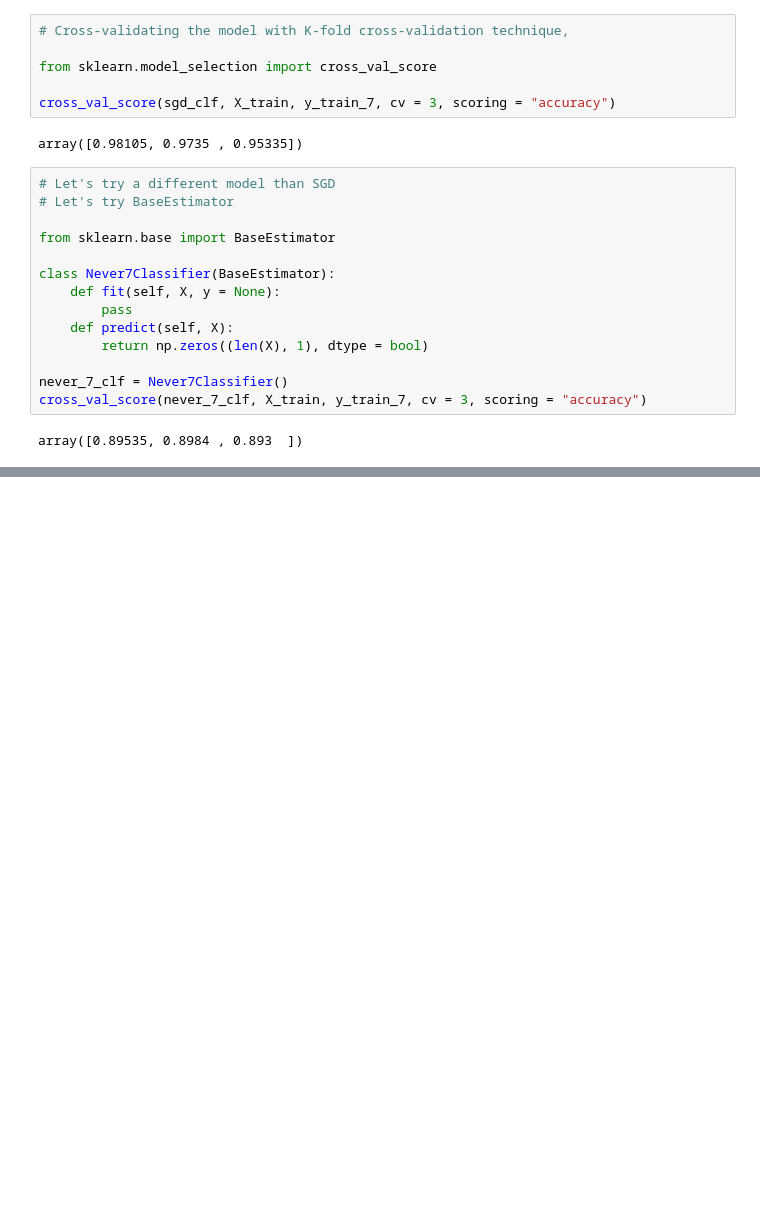
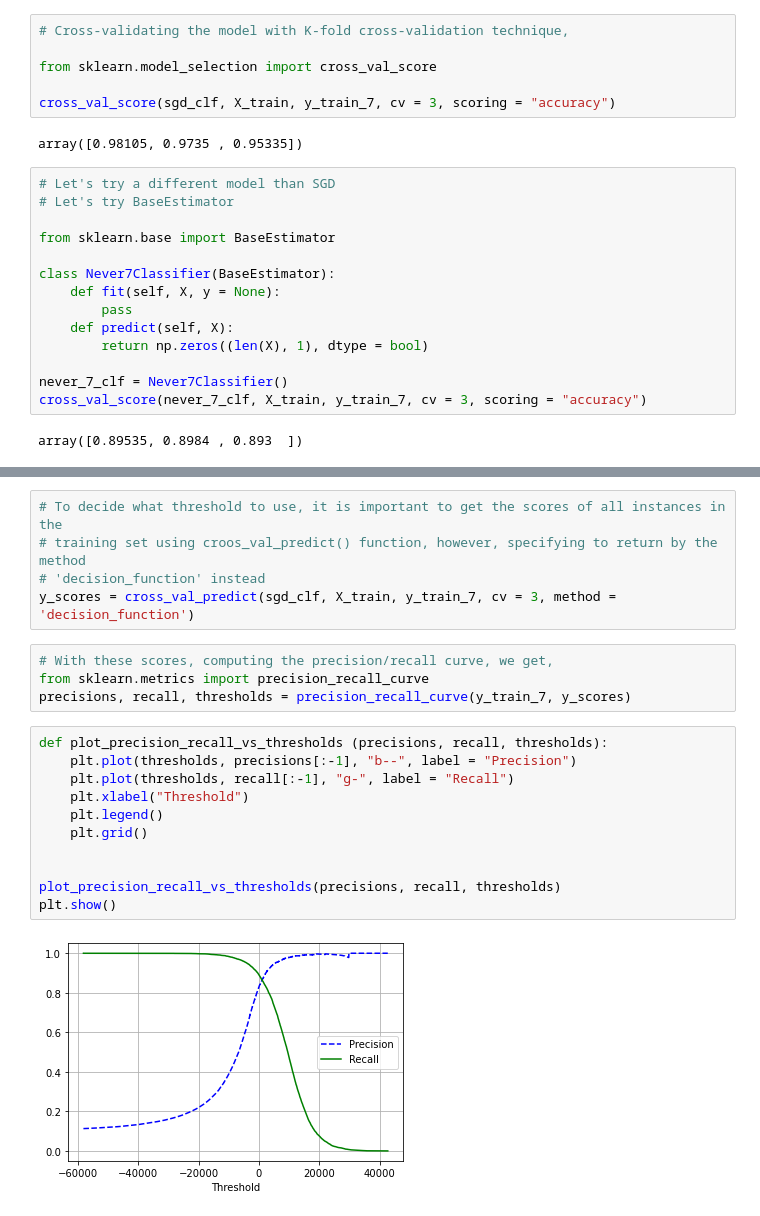
Before and after one commit to vedkhatri/Machine_Learning_Notes_and_Codes, a Jupyter notebook: Part 1/Second_tutorial_Machine_Learning.ipynb, the cells around one changed output, grey strips where cells are left out. Saved outputs shown, nothing was run; the diff lists cells and outputs as text; blank space fills up the shorter version.

```diff
--- a/Part 1/Second_tutorial_Machine_Learning.ipynb
+++ b/Part 1/Second_tutorial_Machine_Learning.ipynb
@@ -124,0 +152,22 @@ NameError: name 'y_train_7' is not defined
+# %%
+# To decide what threshold to use, it is important to get the scores of all instances in the
+# training set using croos_val_predict() function, however, specifying to return by the method
+# 'decision_function' instead
+y_scores = cross_val_predict(sgd_clf, X_train, y_train_7, cv = 3, method = 'decision_function')
+# %%
+# With these scores, computing the precision/recall curve, we get,
+from sklearn.metrics import precision_recall_curve
+precisions, recall, thresholds = precision_recall_curve(y_train_7, y_scores)
+# %%
+def plot_precision_recall_vs_thresholds (precisions, recall, thresholds):
+    plt.plot(thresholds, precisions[:-1], "b--", label = "Precision")
+    plt.plot(thresholds, recall[:-1], "g-", label = "Recall")
+    plt.xlabel("Threshold")
+    plt.legend()
+    plt.grid()
+
+
+plot_precision_recall_vs_thresholds(precisions, recall, thresholds)
+plt.show()
+# %% [output]
+[figure, added]
```
Also changed, not shown: parts of 15 cells of this notebook.
